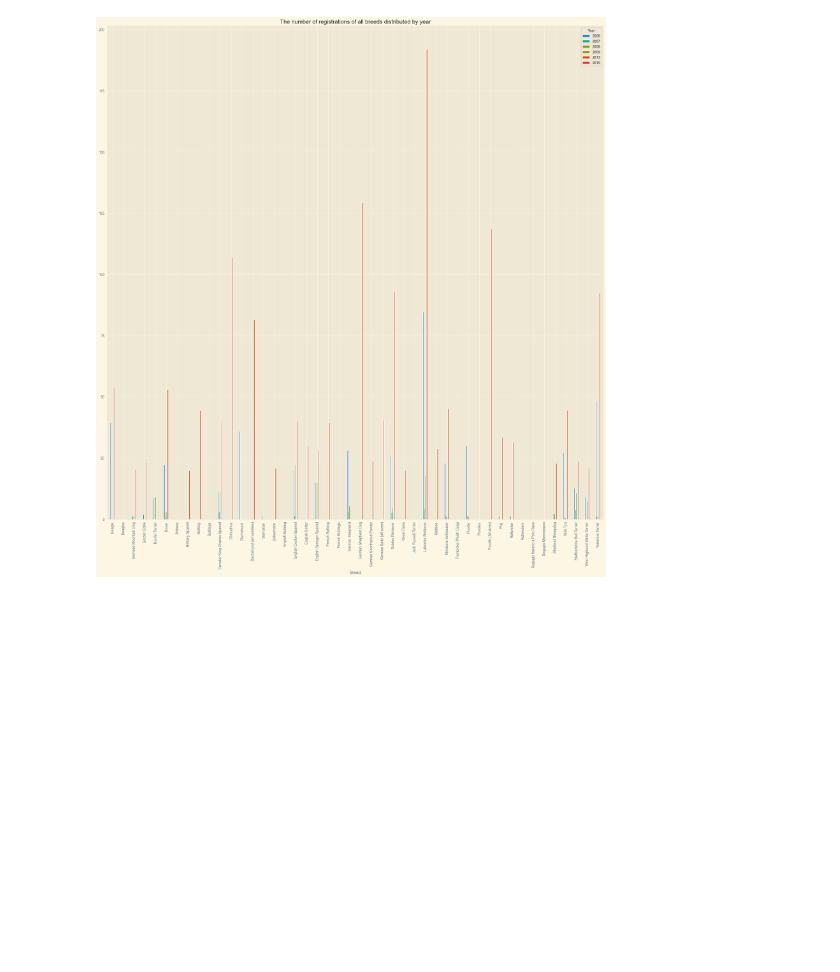
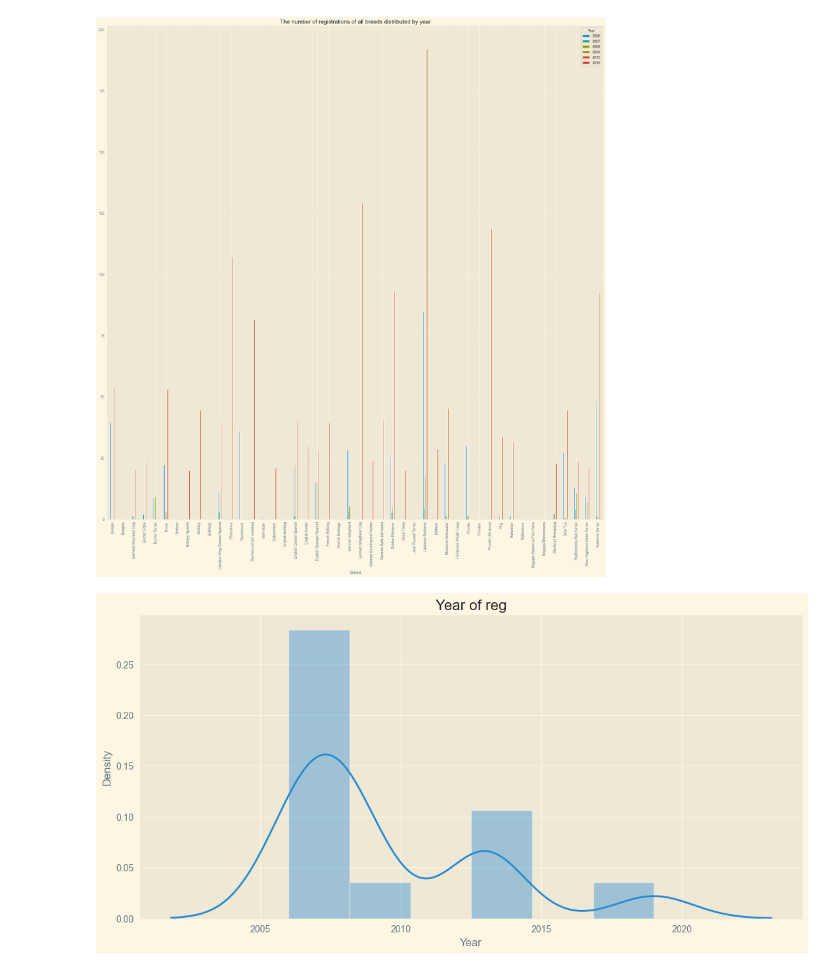
Before and after one commit to pooyanosk1382/DogBreeds, a Jupyter notebook: Dog.ipynb, the cells around one changed output. Drawn from its saved outputs; the diff is of its cells as text; code cells hidden in the pictures; blank space fills up the shorter version.

```diff
--- a/Dog.ipynb
+++ b/Dog.ipynb
@@ -126,3 +126,10 @@ df.pivot_table(index='Breed', columns='Year', values='Registrations').plot(kind=
 plt.show()
 # %% [output]
 [figure]
+# %%
+plt.figure(figsize=(13,6))
+sns.distplot(df['Year'])
+plt.title('Year of reg')
+plt.show()
+# %% [output]
+[figure, added]
```
Also changed, not shown: parts of 2 cells of this notebook.
